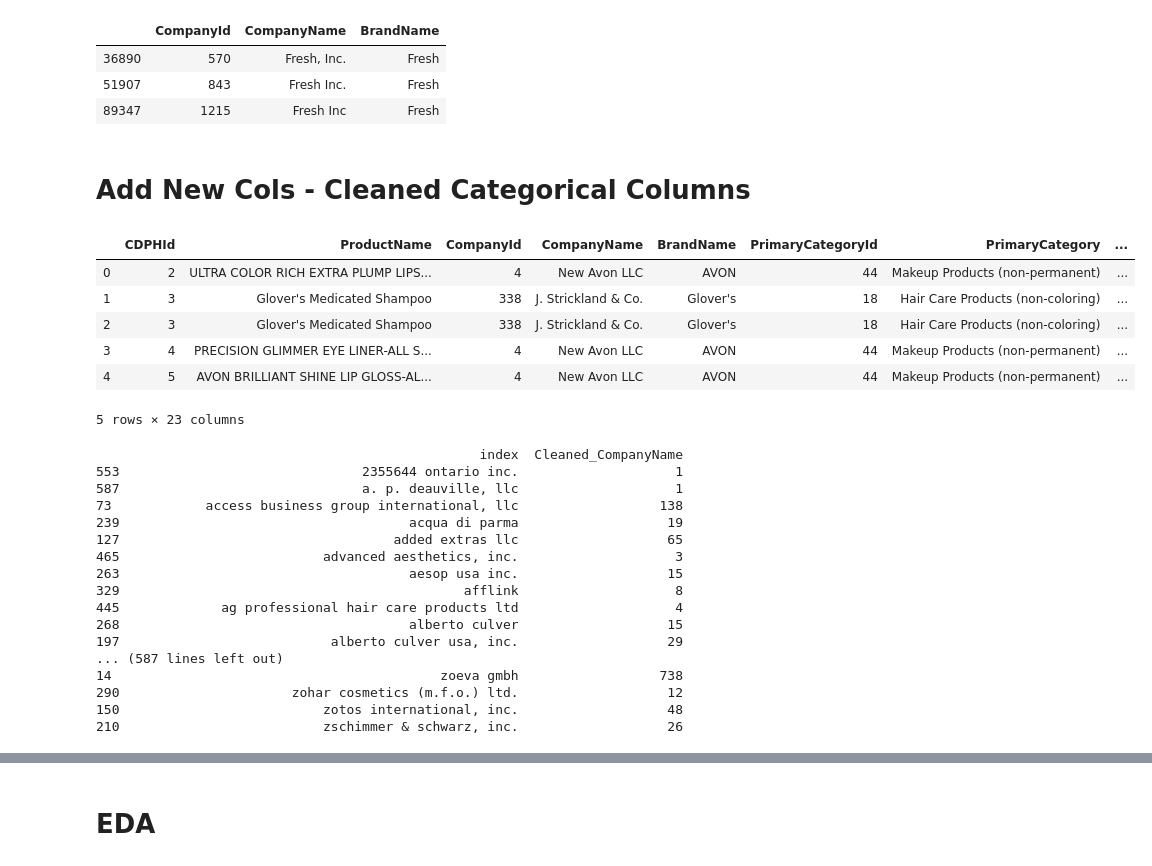
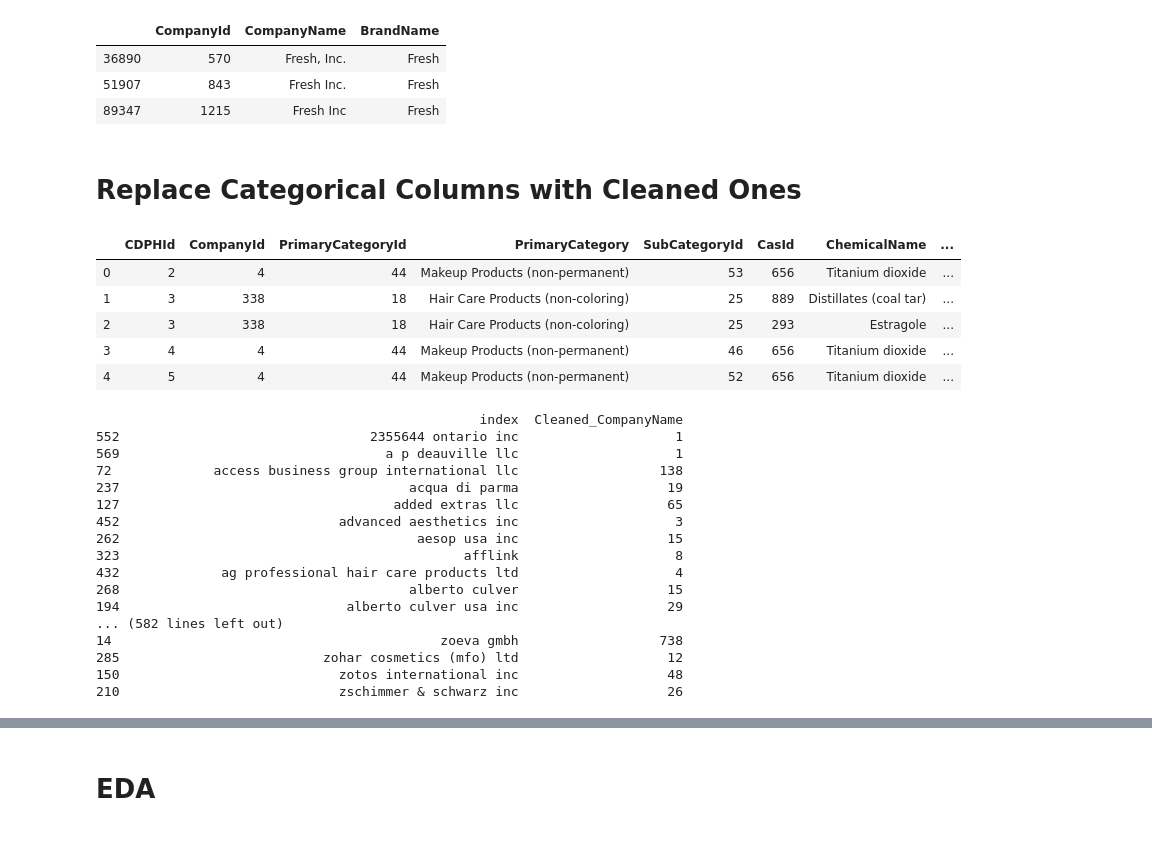
Before and after one commit to chelseanbr/Whats-In-My-Makeup-Bag, a Jupyter notebook: neat_eda.ipynb, the cells around one changed output, grey strips where cells are left out. Drawn from its saved outputs; the diff is of its cells as text; code cells hidden in the pictures.

Commit message:
finalized cleaning company names for now

```diff
--- a/neat_eda.ipynb
+++ b/neat_eda.ipynb
@@ -335,20 +281,19 @@ fresh_df[['CompanyId','CompanyName','BrandName']].drop_duplicates()
 | 36890 | 570 | Fresh, Inc. | Fresh |
 | 51907 | 843 | Fresh Inc. | Fresh |
 | 89347 | 1215 | Fresh Inc | Fresh |
-# %% [markdown]
-# Add New Cols - Cleaned Categorical Columns
+# %% [markdown]
+# Replace Categorical Columns with Cleaned Ones
 # %%
-data_df6 = dce.clean_cat_data(data_df5, ['CompanyName', 'ProductName', 'ChemicalName',
-                                      'SubCategory', 'BrandName'])
+data_df6 = dce.clean_cat_data(data_df5, ['CompanyName', 'ProductName', 'SubCategory',
+                                         'BrandName'])
 data_df6.head()
 # %% [output]
-|  | CDPHId | ProductName | CompanyId | CompanyName | BrandName | PrimaryCategoryId | PrimaryCategory | ... |
-| 0 | 2 | ULTRA COLOR RICH EXTRA PLUMP LIPS... | 4 | New Avon LLC | AVON | 44 | Makeup Products (non-permanent) | ... |
-| 1 | 3 | Glover's Medicated Shampoo | 338 | J. Strickland & Co. | Glover's | 18 | Hair Care Products (non-coloring) | ... |
-| 2 | 3 | Glover's Medicated Shampoo | 338 | J. Strickland & Co. | Glover's | 18 | Hair Care Products (non-coloring) | ... |
-| 3 | 4 | PRECISION GLIMMER EYE LINER-ALL S... | 4 | New Avon LLC | AVON | 44 | Makeup Products (non-permanent) | ... |
-| 4 | 5 | AVON BRILLIANT SHINE LIP GLOSS-AL... | 4 | New Avon LLC | AVON | 44 | Makeup Products (non-permanent) | ... |
+|  | CDPHId | CompanyId | PrimaryCategoryId | PrimaryCategory | SubCategoryId | CasId | ChemicalName | ... |
+| 0 | 2 | 4 | 44 | Makeup Products (non-permanent) | 53 | 656 | Titanium dioxide | ... |
+| 1 | 3 | 338 | 18 | Hair Care Products (non-coloring) | 25 | 889 | Distillates (coal tar) | ... |
+| 2 | 3 | 338 | 18 | Hair Care Products (non-coloring) | 25 | 293 | Estragole | ... |
+| 3 | 4 | 4 | 44 | Makeup Products (non-permanent) | 46 | 656 | Titanium dioxide | ... |
+| 4 | 5 | 4 | 44 | Makeup Products (non-permanent) | 52 | 656 | Titanium dioxide | ... |
-5 rows × 23 columns
 # %%
 df = pd.DataFrame(data_df6['Cleaned_CompanyName'].value_counts()).reset_index().sort_values('index')
 
@@ -356,19 +301,19 @@ with pd.option_context('display.max_rows', None, 'display.max_columns', None):
     print(df)
 # %% [output]
                                                  index  Cleaned_CompanyName
-553                               2355644 ontario inc.                    1
-587                               a. p. deauville, llc                    1
-73            access business group international, llc                  138
-239                                     acqua di parma                   19
+552                                2355644 ontario inc                    1
+569                                  a p deauville llc                    1
+72             access business group international llc                  138
+237                                     acqua di parma                   19
 127                                   added extras llc                   65
-465                          advanced aesthetics, inc.                    3
-263                                     aesop usa inc.                   15
-329                                            afflink                    8
-445             ag professional hair care products ltd                    4
+452                            advanced aesthetics inc                    3
+262                                      aesop usa inc                   15
+323                                            afflink                    8
+432             ag professional hair care products ltd                    4
 268                                     alberto culver                   15
-197                           alberto culver usa, inc.                   29
-... (587 lines left out)
+194                             alberto culver usa inc                   29
+... (582 lines left out)
 14                                          zoeva gmbh                  738
-290                      zohar cosmetics (m.f.o.) ltd.                   12
-150                          zotos international, inc.                   48
-210                          zschimmer & schwarz, inc.                   26
+285                          zohar cosmetics (mfo) ltd                   12
+150                            zotos international inc                   48
+210                            zschimmer & schwarz inc                   26
```
Also changed, not shown: parts of 26 cells of this notebook, 1 other file.
